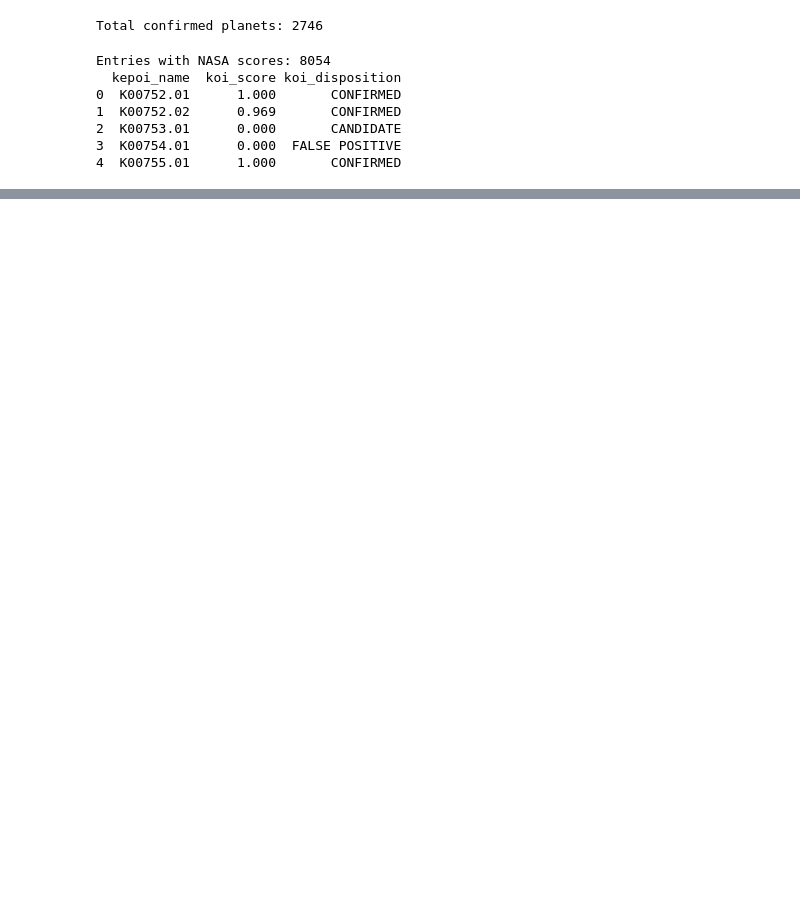
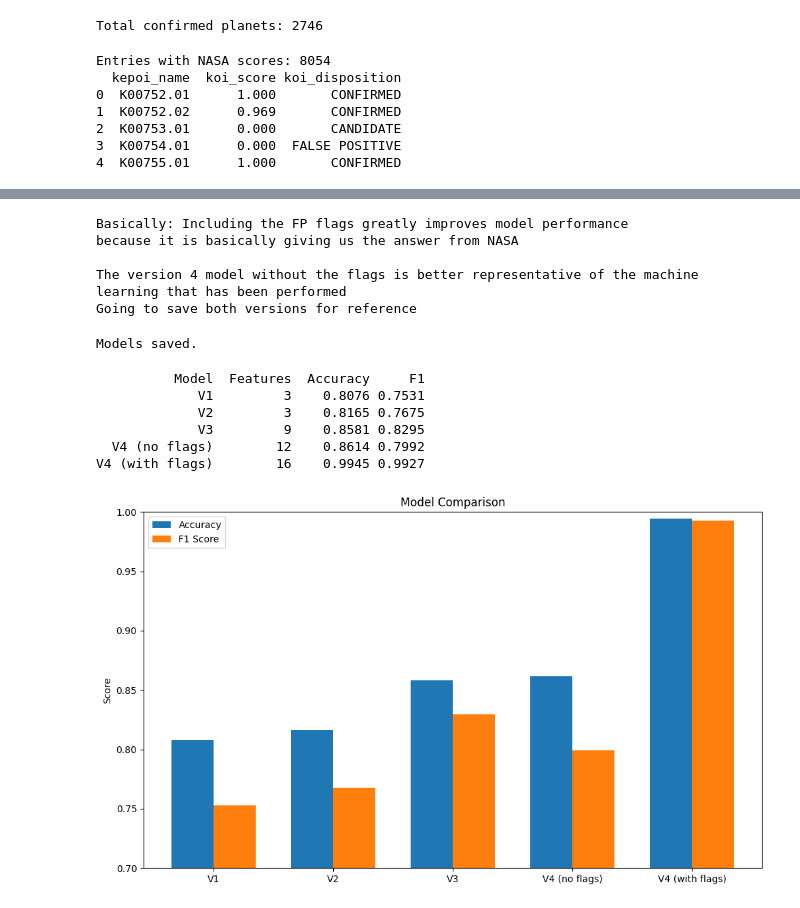
Before and after one commit to MikeMurgia/AIExoplanetFinder, a Jupyter notebook: notebooks/data_exploration.ipynb, the cells around one changed output, grey strips where cells are left out. Saved outputs shown, nothing was run; the diff lists cells and outputs as text; code cells hidden in the pictures; blank space fills up the shorter version.

Commit message:
two versions of a version 4 model

```diff
--- a/notebooks/data_exploration.ipynb
+++ b/notebooks/data_exploration.ipynb
@@ -1476,0 +1802,63 @@ Saved 466 strong candidates to results/strong_planet_candidates.csv
+# %%
+print("Basically: Including the FP flags greatly improves model performance")
+print("because it is basically giving us the answer from NASA")
+print("")
+print("The version 4 model without the flags is better representative of the machine learning that has been performed")
+print("Going to save both versions for reference")
+# %% [output]
+Basically: Including the FP flags greatly improves model performance
+because it is basically giving us the answer from NASA
+
+The version 4 model without the flags is better representative of the machine learning that has been performed
+Going to save both versions for reference
+# %%
+# Save V4 with flags (best performance)
+torch.save(model_v4.state_dict(), "../models/exoplanet_nn_v4_with_flags.pt")
+
+# Save V4 without flags (pure ML)
+torch.save(model_no_flags.state_dict(), "../models/exoplanet_nn_v4_no_flags.pt")
+
+# Save scaler
+with open("../models/scaler_v4.pkl", "wb") as f:
+    pickle.dump(scaler, f)
+
+print("Models saved.")
+# %% [output]
+Models saved.
+# %%
+# Updated comparisons
+results = {
+    'Model': ['V1', 'V2', 'V3', 'V4 (no flags)', 'V4 (with flags)'],
+    'Features': [3, 3, 9, 12, 16],
+    'Accuracy': [0.8076, 0.8165, 0.8581, 0.8614, 0.9945],
+    'F1': [0.7531, 0.7675, 0.8295, 0.7992, 0.9927]
+}
+
+results_df = pd.DataFrame(results)
+print(results_df.to_string(index=False))
+
+# Plot
+fig, ax = plt.subplots(figsize=(10, 6))
+x = np.arange(len(results['Model']))
+width = 0.35
+
+bars1 = ax.bar(x - width/2, results['Accuracy'], width, label='Accuracy')
+bars2 = ax.bar(x + width/2, results['F1'], width, label='F1 Score')
+
+ax.set_ylabel('Score')
+ax.set_title('Model Comparison')
+ax.set_xticks(x)
+ax.set_xticklabels(results['Model'])
+ax.legend()
+ax.set_ylim(0.7, 1.0)
+
+plt.tight_layout()
+plt.show()
+# %% [output]
+          Model  Features  Accuracy     F1
+             V1         3    0.8076 0.7531
+             V2         3    0.8165 0.7675
+             V3         9    0.8581 0.8295
+  V4 (no flags)        12    0.8614 0.7992
+V4 (with flags)        16    0.9945 0.9927
+[figure, added]
```
Also changed, not shown: parts of 34 cells of this notebook, 9 other files.
